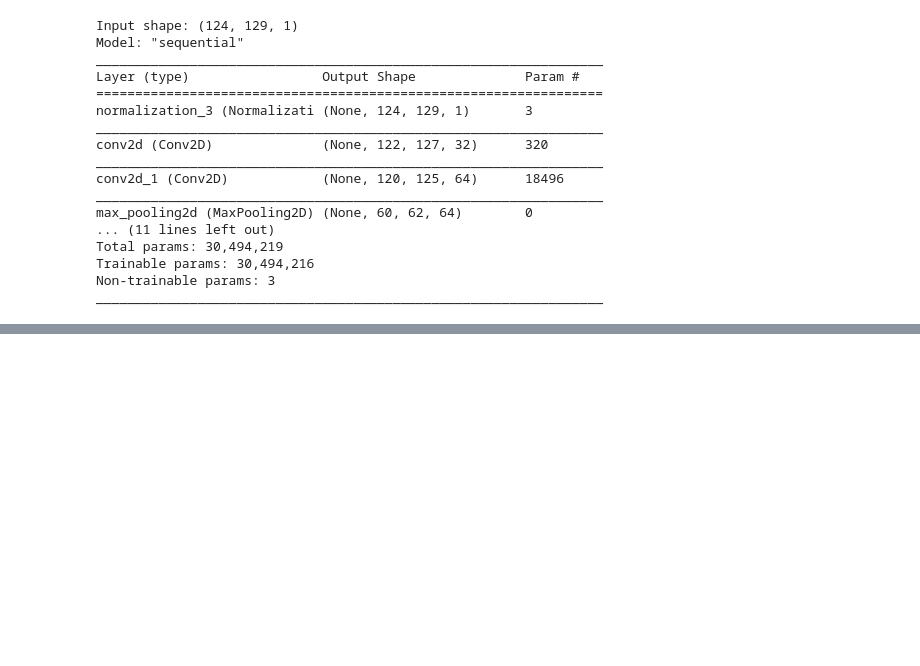
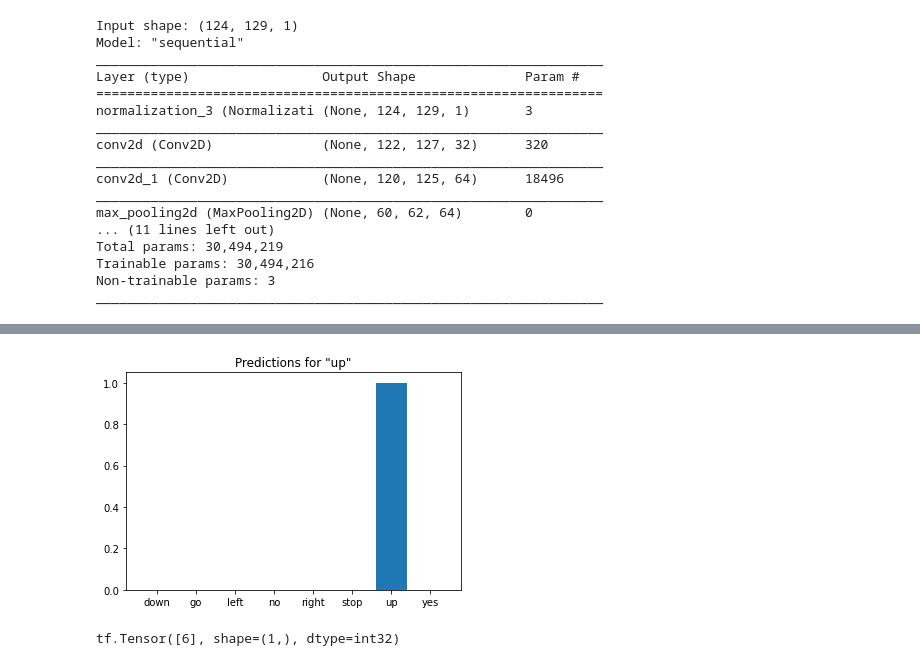
Before and after one commit to Elias-Giannakidis/Sound-recognition-tensorflow-tutorial, a Jupyter notebook: Tutorial1.ipynb, the cells around one changed output, grey strips where cells are left out. Cells and saved outputs as stored; diff of their text form; code cells hidden in the pictures; blank space fills up the shorter version.

```diff
--- a/Tutorial1.ipynb
+++ b/Tutorial1.ipynb
@@ -253,0 +298,16 @@ Epoch 4/10
+# %%
+sample_file = data_dir/'no/01bb6a2a_nohash_0.wav'
+
+sample_ds = preprocess_dataset([str(sample_file)])
+
+for spectrogram, label in sample_ds.batch(1):
+  prediction = model(spectrogram)
+  plt.bar(commands, tf.nn.softmax(prediction[0]))
+  plt.title(f'Predictions for "{commands[label[0]]}"')
+  plt.show()
+# %% [output]
+[figure, added]
+# %%
+print(label)
+# %% [output]
+tf.Tensor([6], shape=(1,), dtype=int32)
```
Also changed, not shown: parts of 5 cells of this notebook.
